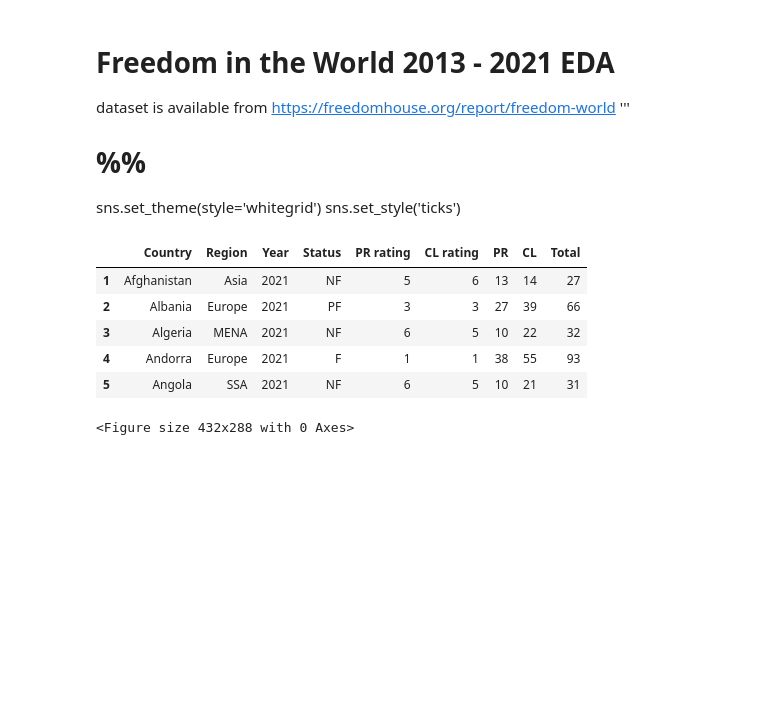
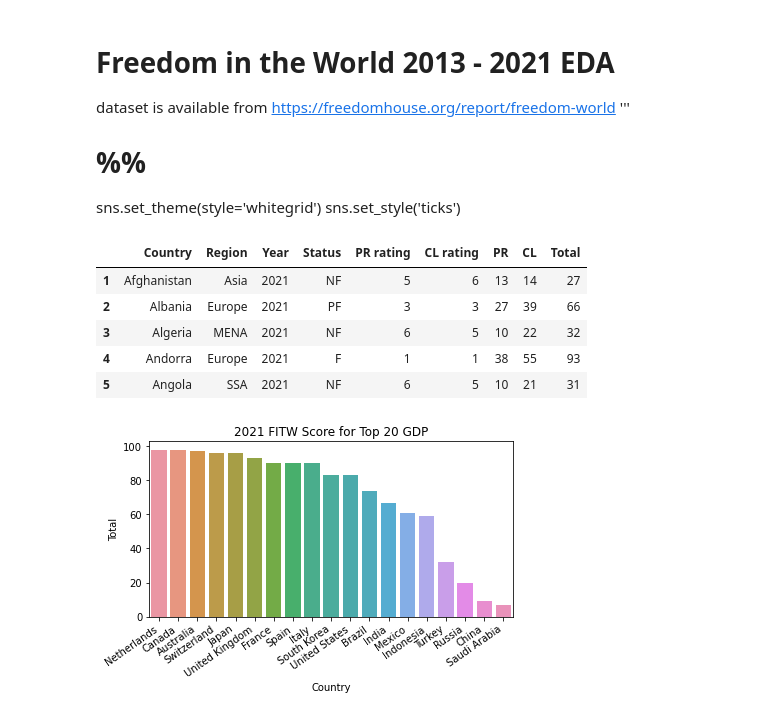
Before and after one commit to keithroger/notebooks, a Jupyter notebook: Freedom in the World 2013-2021/fitw.ipynb, the cells around one changed output. Drawn from its saved outputs; the diff is of its cells as text; code cells hidden in the pictures; blank space fills up the shorter version.

```diff
--- a/Freedom in the World 2013-2021/fitw.ipynb
+++ b/Freedom in the World 2013-2021/fitw.ipynb
@@ -34,28 +34,27 @@ countries.head()
 # %%
 # Bar graph of all counties in 2021
 # TODO change to line graph over time
 highest_gdp = [
         'United States', 'China', 'Japan', 'United Kingdom', 'India',
         'France', 'Italy', 'Canada', 'South Korea', 'Russia', 'Brazil',
         'Australia', 'Spain', 'Indonesia', 'Mexico', 'Netherlands',
         'Switzerland', 'Saudi Arabia', 'Turkey']
 scores = countries[countries['Year'] == 2021]
 scores = scores[scores['Country'].isin(highest_gdp)]
 scores = scores.sort_values(
         by='Total',
         axis=0,
         ascending=False)
 g = sns.barplot(
         x='Country',
         y='Total',
         data=scores)
 g.set_title('2021 FITW Score for Top 20 GDP')
 plt.xticks(rotation=35, ha='right')
 plt.tight_layout()
 plt.savefig('images/country_scores_by_gdp.png')
-plt.clf()
 # %% [output]
-<Figure size 432x288 with 0 Axes>
+[figure, added]
 # %%
 # voilin plot showing the change in distribution by year
 
```
Also changed, not shown: parts of 1 cell of this notebook.
